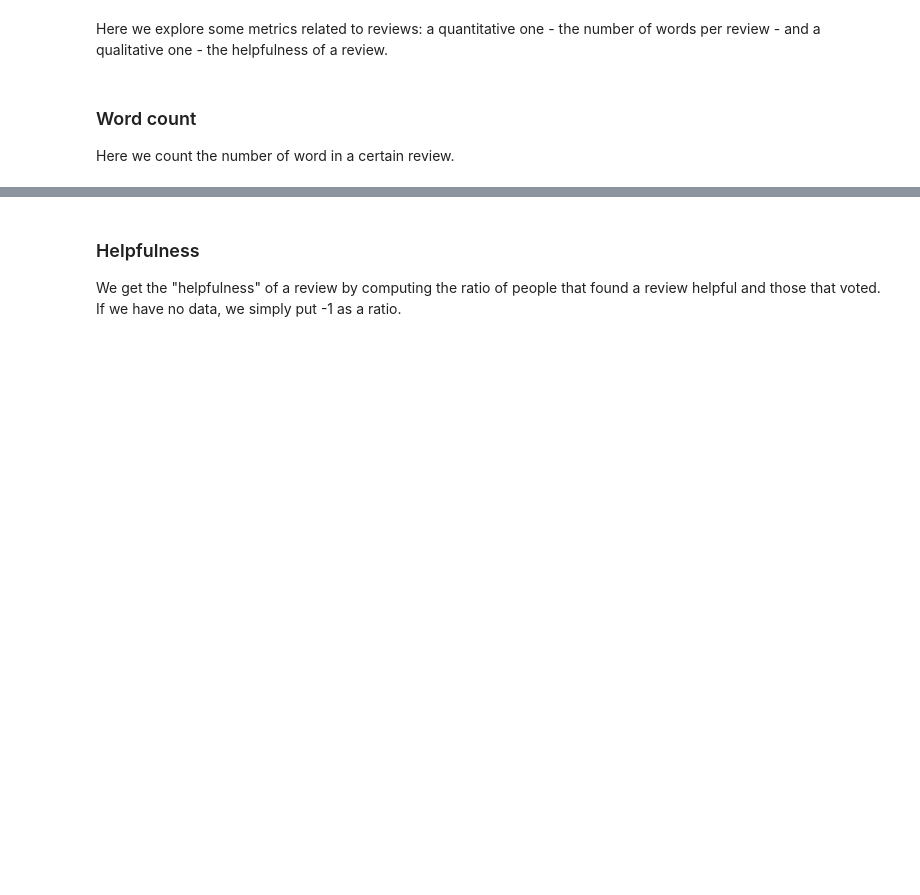
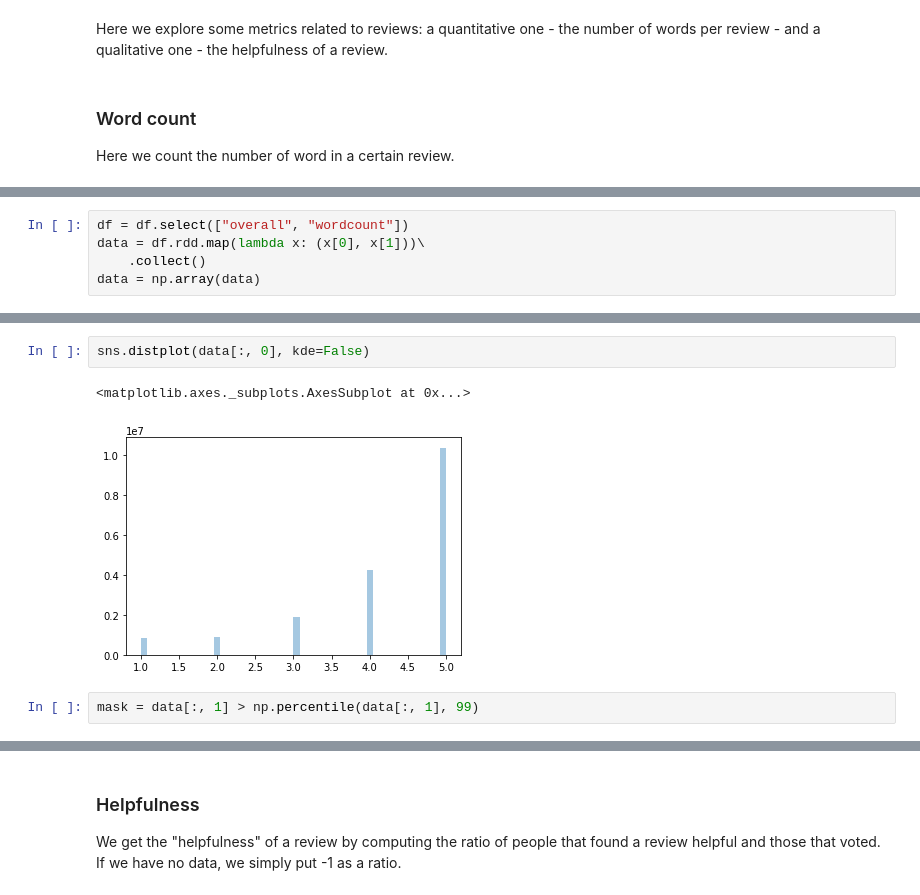
Before and after one commit to raphaelBarman/ADA-dh, a Jupyter notebook: project/Subset Exploration.ipynb, the cells around one changed output, grey strips where cells are left out. Cells and saved outputs as stored; diff of their text form; blank space fills up the shorter version.

```diff
--- a/project/Subset Exploration.ipynb
+++ b/project/Subset Exploration.ipynb
@@ -109,0 +214,5 @@ Here we count the number of word in a certain review.
+# %%
+df = df.select(["overall", "wordcount"])
+data = df.rdd.map(lambda x: (x[0], x[1]))\
+    .collect()
+data = np.array(data)
@@ -109,0 +237,7 @@ Here we count the number of word in a certain review.
+# %%
+sns.distplot(data[:, 0], kde=False)
+# %% [output]
+<matplotlib.axes._subplots.AxesSubplot at 0x...>
+[figure, added]
+# %%
+mask = data[:, 1] > np.percentile(data[:, 1], 99)
```
Also changed, not shown: parts of 65 cells of this notebook.
